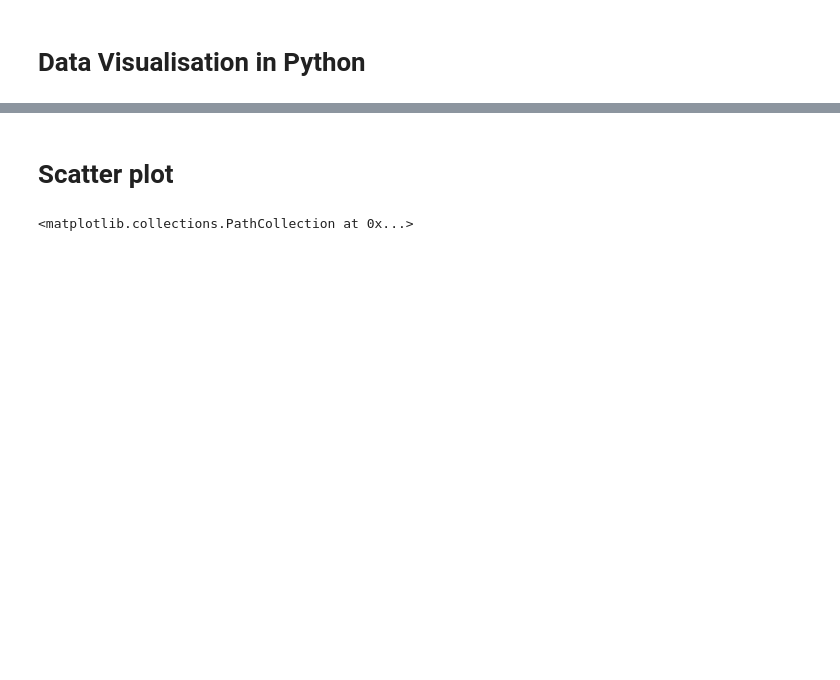
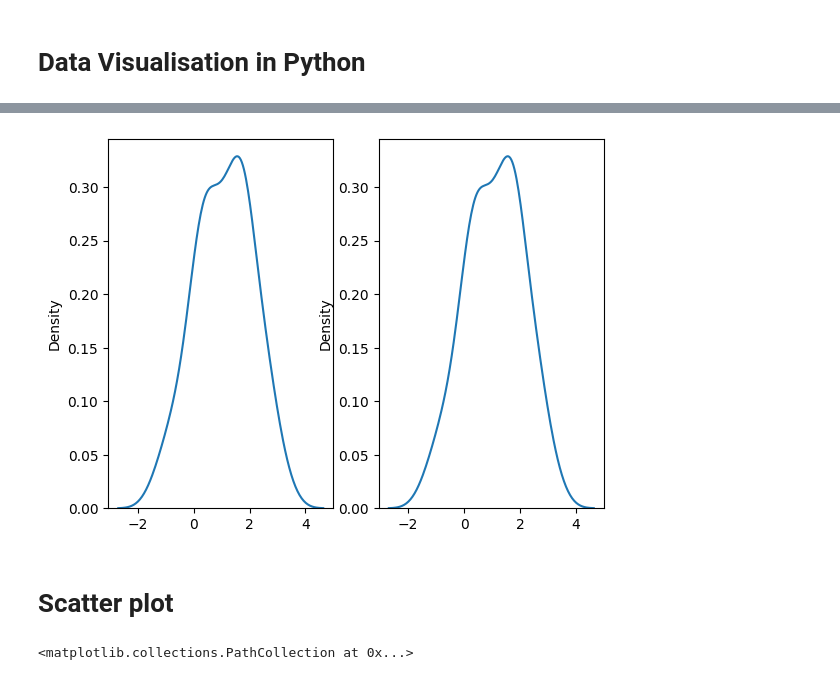
Before and after one commit to cbannard/lela60342_25-26, a Jupyter notebook: LELA30642_Week_8_DataVisualisation.ipynb, the cells around one changed output, grey strips where cells are left out. Saved outputs shown, nothing was run; the diff lists cells and outputs as text; code cells hidden in the pictures; blank space fills up the shorter version.

```diff
--- a/LELA30642_Week_8_DataVisualisation.ipynb
+++ b/LELA30642_Week_8_DataVisualisation.ipynb
@@ -25,3 +36,9 @@ array([[100,  10],
+# %%
+fig, axs = plt.subplots(ncols=2)
+sns.kdeplot(X.T[0],ax=axs[0]);
+sns.kdeplot(X.T[0],ax=axs[1]);
+# %% [output]
+[figure, added]
 # %% [markdown]
 # Scatter plot
 # %%
```
Also changed, not shown: parts of 32 cells of this notebook.
